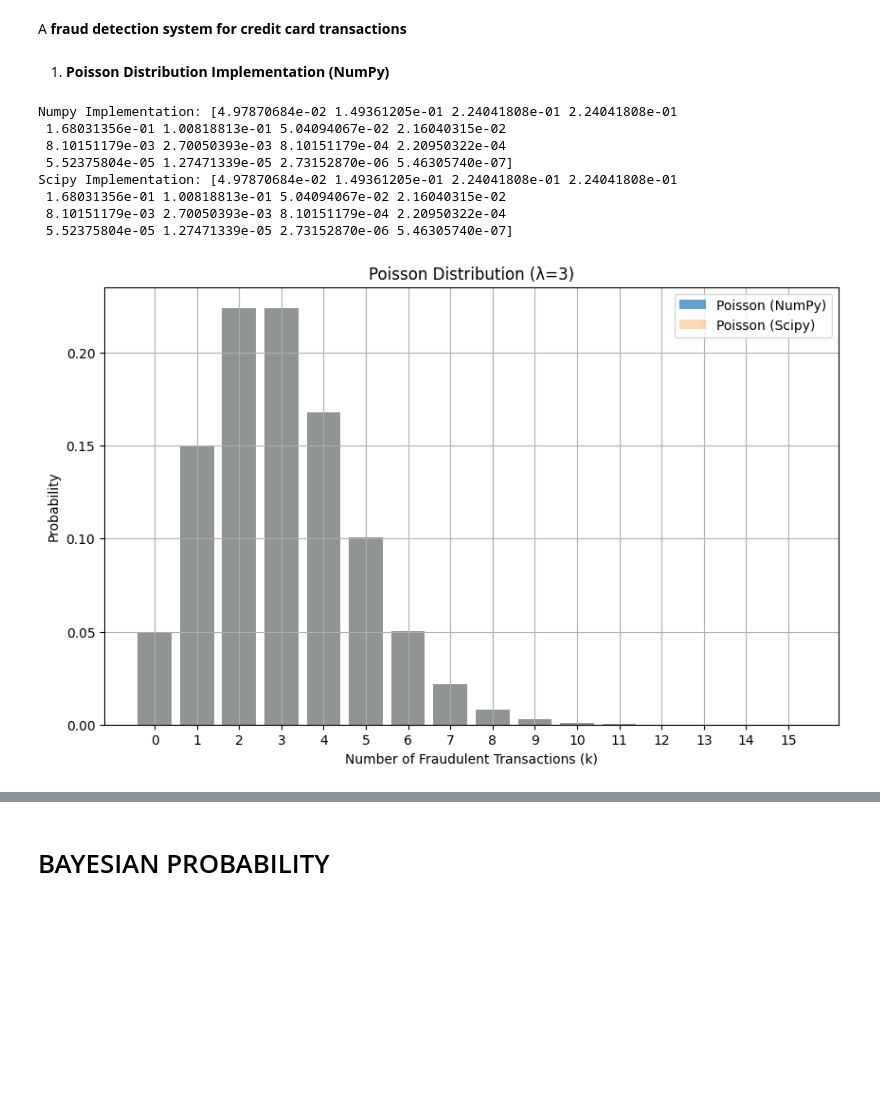
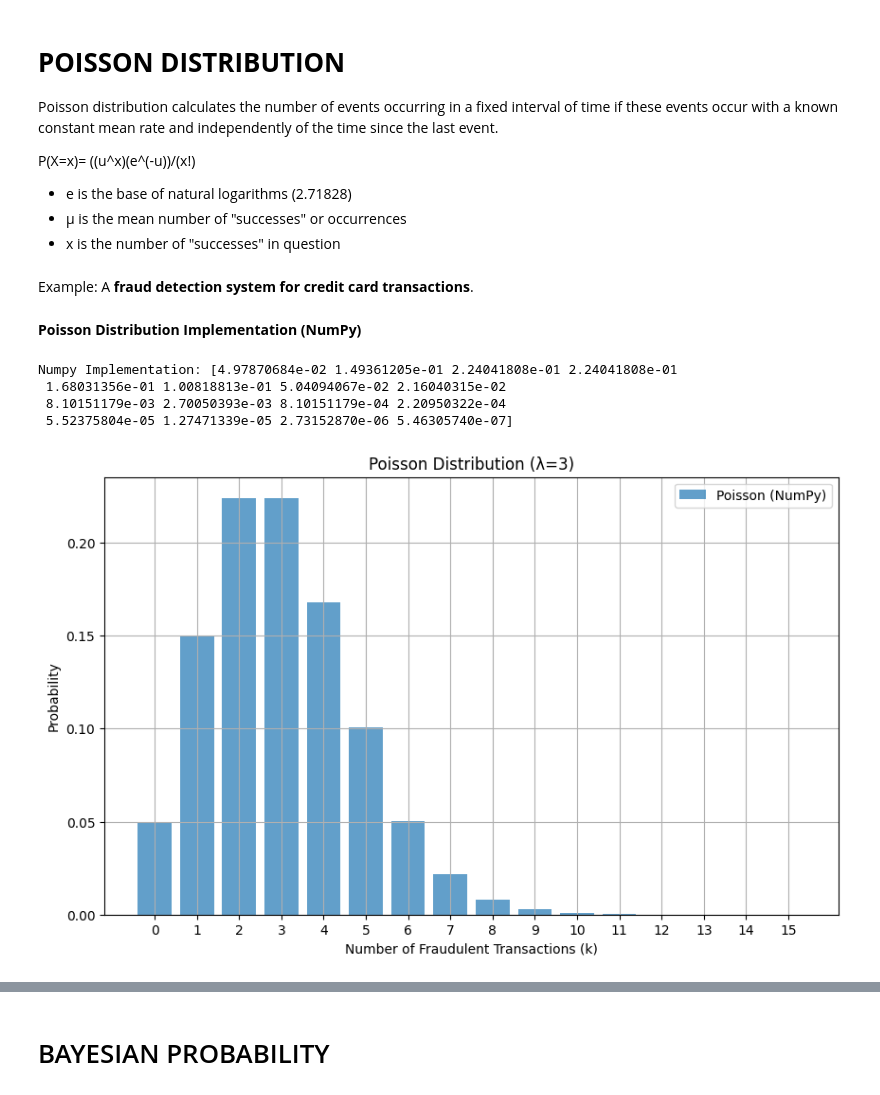
Before and after one commit to flammarionick/Probability-Distributions_Group_9, a Jupyter notebook: Group_9.ipynb, the cells around one changed output, grey strips where cells are left out. Drawn from its saved outputs; the diff is of its cells as text; code cells hidden in the pictures; blank space fills up the shorter version.

```diff
--- a/Group_9.ipynb
+++ b/Group_9.ipynb
@@ -1,77 +1,63 @@
 # %% [markdown]
 <a href="https://colab.research.google.com/github/flammarionick/Probability-Distributions_Group_9/blob/main/Group_9.ipynb" target="_parent"><img src="https://colab.research.google.com/assets/colab-badge.svg" alt="Open In Colab"/></a>
+# %% [markdown]
+# **POISSON DISTRIBUTION**
+
+Poisson distribution calculates the number of events occurring in a fixed interval of time if these events occur with a known constant mean rate and independently of the time since the last event.
+
+P(X=x)= ((u^x)(e^(-u))/(x!)
+
+- e is the base of natural logarithms (2.71828)
+- μ is the mean number of "successes" or occurrences
+- x is the number of "successes" in question
 # %% [markdown]
-A **fraud detection system for credit card transactions**
+Example: A **fraud detection system for credit card transactions**.
 # %% [markdown]
-1. **Poisson Distribution Implementation (NumPy)**
+ **Poisson Distribution Implementation (NumPy)**
 # %%
 import numpy as np
 import matplotlib.pyplot as plt
 import math  # Import the math module
-from scipy.stats import poisson
 
-def poisson_probability(k, lambda_):
+def poisson_probability_numpy(k, lambda_):
     """
-    Calculates the Poisson probability of k events occurring given a rate lambda.
-
-    Args:
-        k (int or array-like): Number of events.
-        lambda_ (float): Average rate of events.
-
-    Returns:
-        float or array-like: Poisson probability.
+    Poisson probability of k events occurring given a rate lambda (NumPy only).
     """
     return (np.exp(-lambda_) * (lambda_**k)) / math.factorial(k) # Use math.factorial
 
 def poisson_distribution_numpy(k_values, lambda_):
     """
-    Calculates the Poisson distribution probabilities for a range of k values.
-
-    Args:
-        k_values (array-like): Array of k values.
-        lambda_ (float): Average rate of events.
-
-    Returns:
-        array-like: Array of Poisson probabilities.
+    Calculates the Poisson distribution probabilities for a range of k values (NumPy only).
     """
     probabilities = []
     for k in k_values:
-        probabilities.append(poisson_probability(k, lambda_))
+        probabilities.append(poisson_probability_numpy(k, lambda_))
     return np.array(probabilities)
 
 # Parameters
-lambda_ = 3  # Average rate of 3 fraudulent transactions per 10,000 transactions (or per day)
-max_k = 15  # Maximum number of fraudulent transactions to visualize
+lambda_ = 3
+max_k = 15
 k_values = np.arange(0, max_k + 1)
 
 # Calculate probabilities using our numpy implementation
 probabilities = poisson_distribution_numpy(k_values, lambda_)
 
-# Calculate probabilities using scipy.stats for comparison
-probabilities_scipy = poisson.pmf(k_values, lambda_)
-
 # Print the values to verify.
 print("Numpy Implementation:", probabilities)
-print("Scipy Implementation:", probabilities_scipy)
 
 # Visualization (Matplotlib):
 plt.figure(figsize=(10, 6))
 plt.bar(k_values, probabilities, alpha=0.7, label='Poisson (NumPy)')
-plt.bar(k_values, probabilities_scipy, alpha=0.3, label = "Poisson (Scipy)")
 plt.xlabel('Number of Fraudulent Transactions (k)')
 plt.ylabel('Probability')
 plt.title(f'Poisson Distribution (λ={lambda_})')
 plt.xticks(k_values)
 plt.legend()
 plt.grid(True)
 plt.show()
 # %% [output]
 Numpy Implementation: [4.97870684e-02 1.49361205e-01 2.24041808e-01 2.24041808e-01
  1.68031356e-01 1.00818813e-01 5.04094067e-02 2.16040315e-02
  8.10151179e-03 2.70050393e-03 8.10151179e-04 2.20950322e-04
  5.52375804e-05 1.27471339e-05 2.73152870e-06 5.46305740e-07]
-Scipy Implementation: [4.97870684e-02 1.49361205e-01 2.24041808e-01 2.24041808e-01
- 1.68031356e-01 1.00818813e-01 5.04094067e-02 2.16040315e-02
- 8.10151179e-03 2.70050393e-03 8.10151179e-04 2.20950322e-04
- 5.52375804e-05 1.27471339e-05 2.73152870e-06 5.46305740e-07]
-[figure, old version]
+[figure, new version]
```
Also changed, not shown: parts of 10 cells of this notebook.
